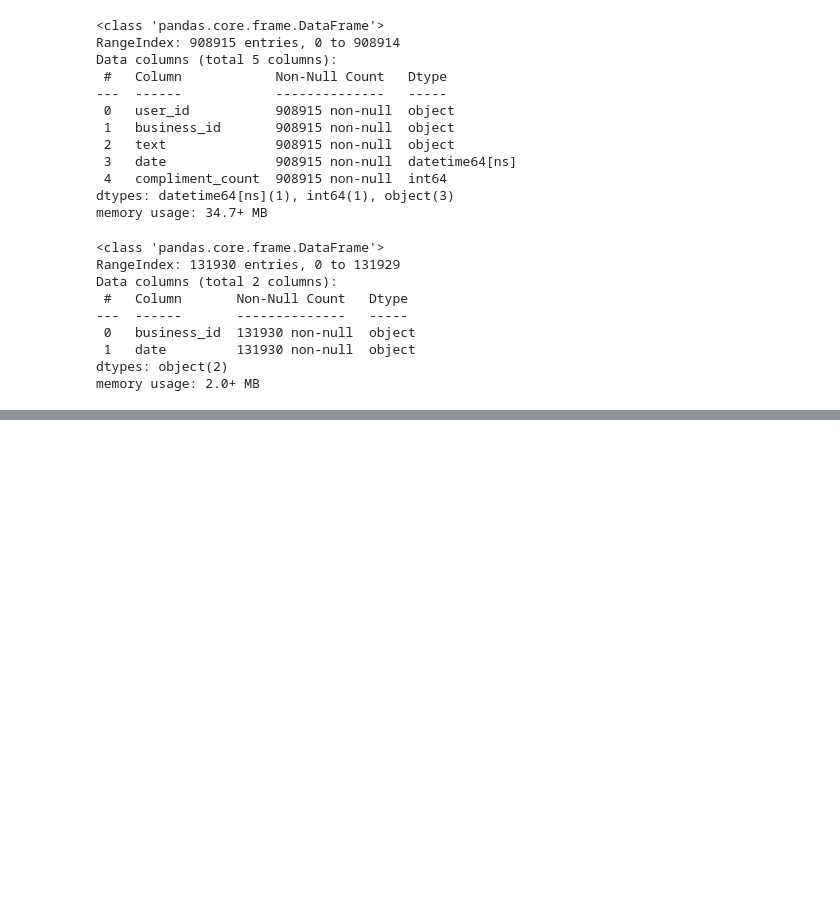
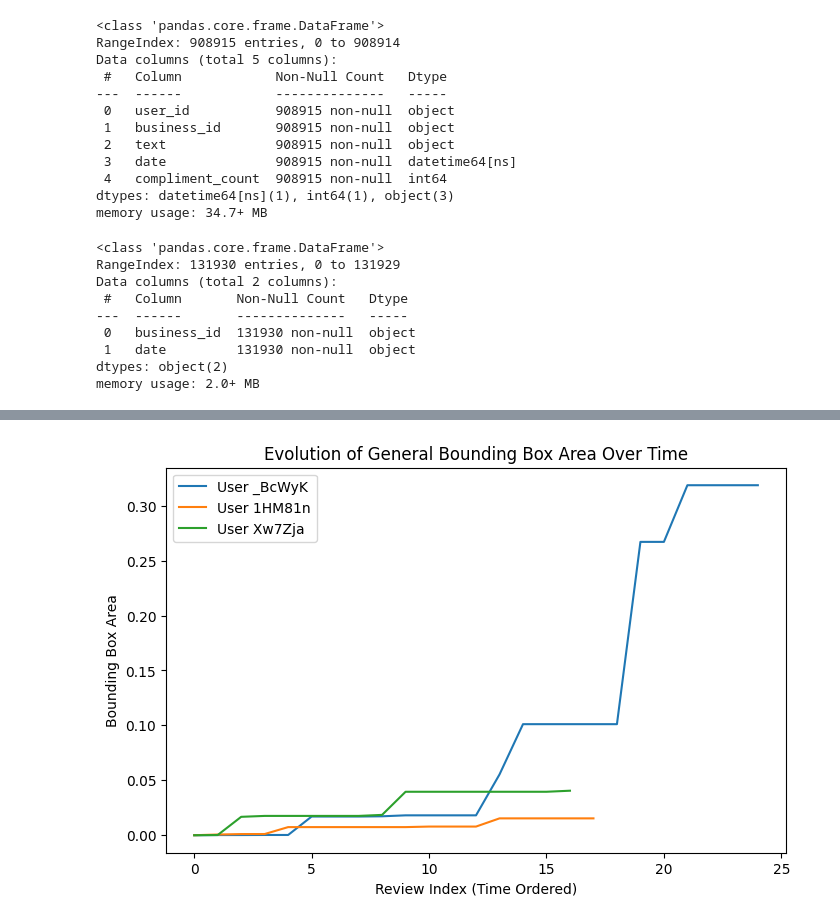
Before and after one commit to bron322/YelpFYP, a Jupyter notebook: YelpDataset.ipynb, the cells around one changed output, grey strips where cells are left out. Saved outputs shown, nothing was run; the diff lists cells and outputs as text; code cells hidden in the pictures; blank space fills up the shorter version.

```diff
--- a/YelpDataset.ipynb
+++ b/YelpDataset.ipynb
@@ -177,0 +331,12 @@ plt.show()
+# %%
+def compute_gen_bbox(df):
+    df = df.copy()
+    df["min_lat"] = df["latitude"].expanding().min()
+    df["max_lat"] = df["latitude"].expanding().max()
+    df["min_lon"] = df["longitude"].expanding().min()
+    df["max_lon"] = df["longitude"].expanding().max()
+    return df
+
+core_filtered = core_filtered.groupby(
+    "user_id", group_keys=False
+).apply(compute_gen_bbox)
@@ -177,0 +355,27 @@ plt.show()
+# %%
+# Approximate bounding box area (not geodesic yet — EDA only)
+core_filtered["bbox_area"] = (
+    (core_filtered["max_lat"] - core_filtered["min_lat"]) *
+    (core_filtered["max_lon"] - core_filtered["min_lon"])
+)
+
+# Pick a few active users to visualize
+sample_users = core_filtered["user_id"].value_counts().head(3).index
+
+plt.figure(figsize=(8, 5))
+
+for uid in sample_users:
+    user_df = core_filtered[core_filtered["user_id"] == uid]
+    plt.plot(
+        range(len(user_df)),
+        user_df["bbox_area"],
+        label=f"User {uid[:6]}"
+    )
+
+plt.xlabel("Review Index (Time Ordered)")
+plt.ylabel("Bounding Box Area")
+plt.title("Evolution of General Bounding Box Area Over Time")
+plt.legend()
+plt.show()
+# %% [output]
+[figure, added]
```
Also changed, not shown: parts of 59 cells of this notebook.
